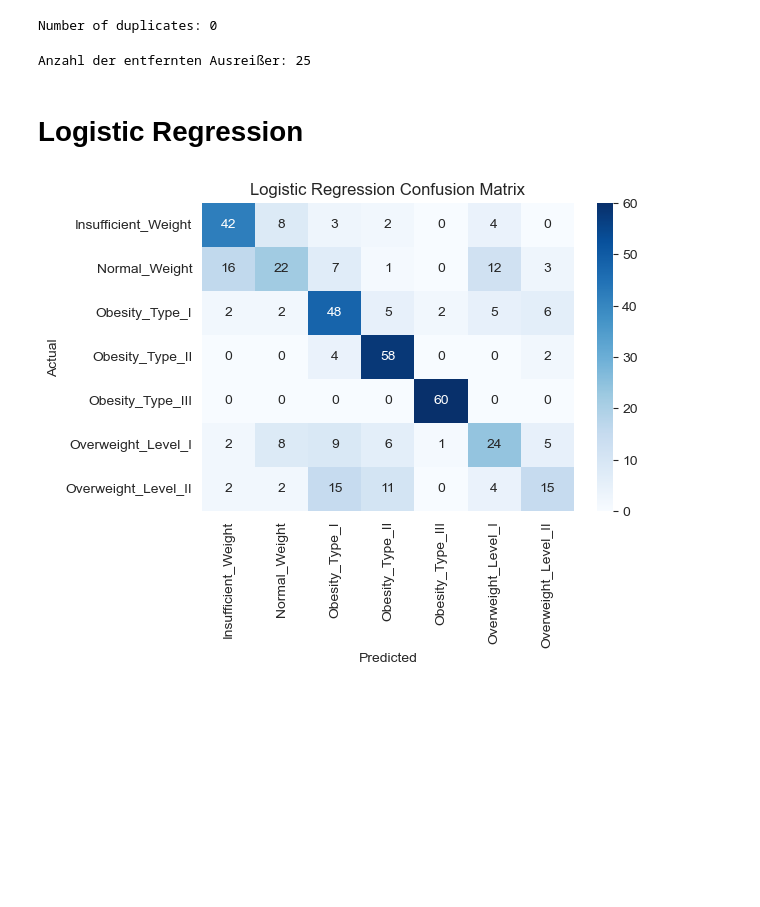
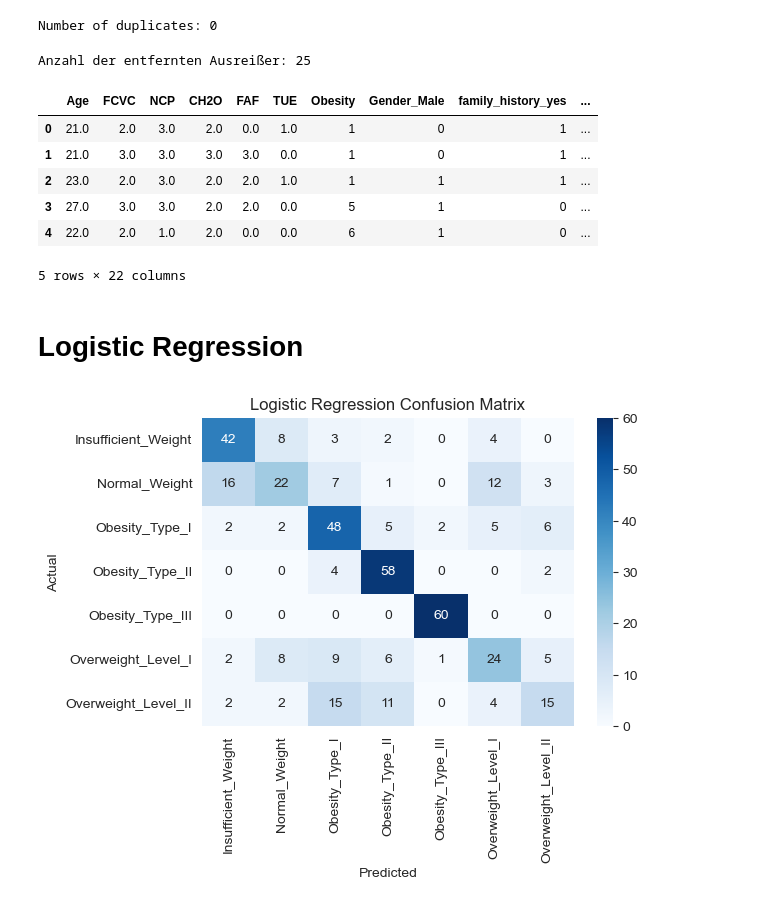
Before and after one commit to Niklas-Wag/Sleep_DSAI, a Jupyter notebook: ObesityPrediction.ipynb, the cells around one changed output. Drawn from its saved outputs; the diff is of its cells as text; code cells hidden in the pictures; blank space fills up the shorter version.

```diff
--- a/ObesityPrediction.ipynb
+++ b/ObesityPrediction.ipynb
@@ -120,6 +120,16 @@ label_enc = LabelEncoder()
 obesity_dataset['Obesity'] = label_enc.fit_transform(obesity_dataset['Obesity'])
 categorical_features = ['Gender', 'family_history', 'FAVC', 'CAEC', 'SMOKE', 'SCC', 'CALC', 'MTRANS']
 obesity_categorized = pd.get_dummies(obesity_dataset, columns=categorical_features, drop_first=True)
+# %%
+obesity_categorized.head()
+# %% [output]
+|  | Age | FCVC | NCP | CH2O | FAF | TUE | Obesity | Gender_Male | family_history_yes | ... |
+| 0 | 21.0 | 2.0 | 3.0 | 2.0 | 0.0 | 1.0 | 1 | 0 | 1 | ... |
+| 1 | 21.0 | 3.0 | 3.0 | 3.0 | 3.0 | 0.0 | 1 | 0 | 1 | ... |
+| 2 | 23.0 | 2.0 | 3.0 | 2.0 | 2.0 | 1.0 | 1 | 1 | 1 | ... |
+| 3 | 27.0 | 3.0 | 3.0 | 2.0 | 2.0 | 0.0 | 5 | 1 | 0 | ... |
+| 4 | 22.0 | 2.0 | 1.0 | 2.0 | 0.0 | 0.0 | 6 | 1 | 0 | ... |
+5 rows × 22 columns
 # %% [markdown]
 # Logistic Regression
 # %%
```
Also changed, not shown: parts of 2 cells of this notebook.
